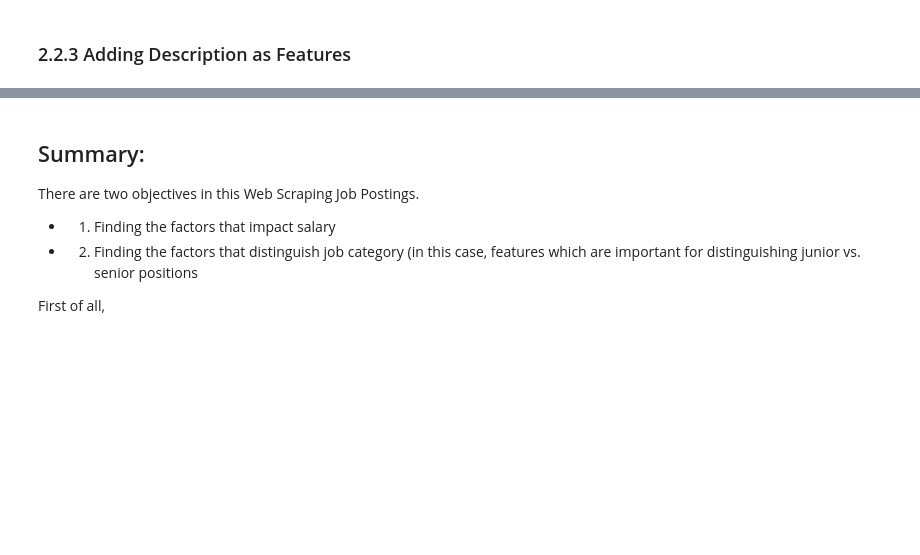
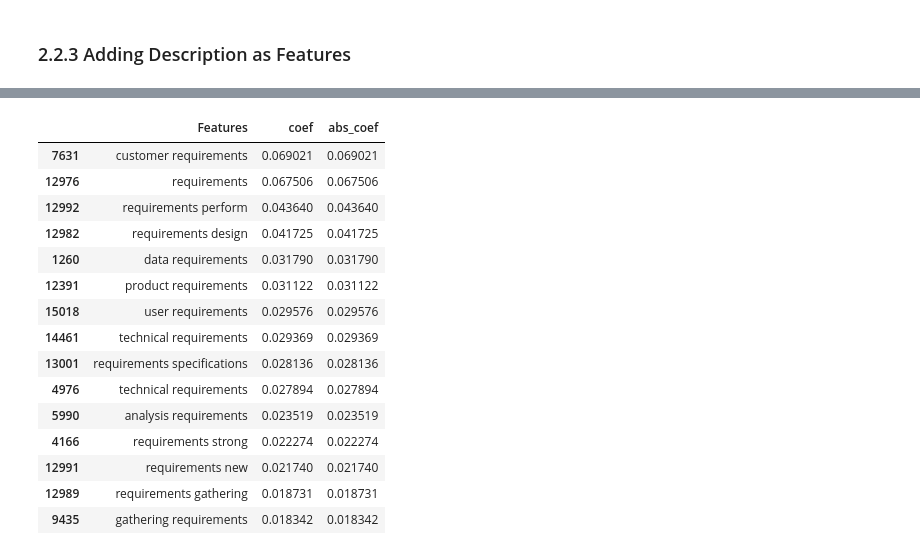
Before and after one commit to ThinNandarSoe/Project_4, a Jupyter notebook: Project_4_Nandar_EDA_and_Modelling.ipynb, the cells around one changed output, grey strips where cells are left out. Drawn from its saved outputs; the diff is of its cells as text; code cells hidden in the pictures; blank space fills up the shorter version.

```diff
--- a/Project_4_Nandar_EDA_and_Modelling.ipynb
+++ b/Project_4_Nandar_EDA_and_Modelling.ipynb
@@ -1917,7 +1990,7 @@ model_evaluation(yhat,yhat_pp,'Random Forest with Desc')
 # %%
 # Features Decision
 
-features_importance_df = pd.DataFrame({'Features': X.columns,
+features_importance_df = pd.DataFrame({'Features': X_desc.columns,
                                        'coef': best_logreg_model_desc.coef_[0],
                                        'abs_coef': abs(best_logreg_model_desc.coef_[0])})
 features_importance_df.head()
@@ -1928,8 +2032,20 @@ features_importance_df.sort_values('abs_coef',ascending=False).head(10)
-# %% [markdown]
-## Summary:
-
-There are two objectives in this Web Scraping Job Postings.
-- 1. Finding the factors that impact salary
-- 2. Finding the factors that distinguish job category (in this case, features which are important for distinguishing junior vs. senior positions
-
-First of all,
+# %%
+features_importance_df[features_importance_df.Features.str.contains('requirements')]\
+                        .sort_values('coef', ascending = False).head(15)
+# %% [output]
+|  | Features | coef | abs_coef |
+| 7631 | customer requirements | 0.069021 | 0.069021 |
+| 12976 | requirements | 0.067506 | 0.067506 |
+| 12992 | requirements perform | 0.043640 | 0.043640 |
+| 12982 | requirements design | 0.041725 | 0.041725 |
+| 1260 | data requirements | 0.031790 | 0.031790 |
+| 12391 | product requirements | 0.031122 | 0.031122 |
+| 15018 | user requirements | 0.029576 | 0.029576 |
+| 14461 | technical requirements | 0.029369 | 0.029369 |
+| 13001 | requirements specifications | 0.028136 | 0.028136 |
+| 4976 | technical requirements | 0.027894 | 0.027894 |
+| 5990 | analysis requirements | 0.023519 | 0.023519 |
+| 4166 | requirements strong | 0.022274 | 0.022274 |
+| 12991 | requirements new | 0.021740 | 0.021740 |
+| 12989 | requirements gathering | 0.018731 | 0.018731 |
+| 9435 | gathering requirements | 0.018342 | 0.018342 |
```
Also changed, not shown: parts of 27 cells of this notebook.
